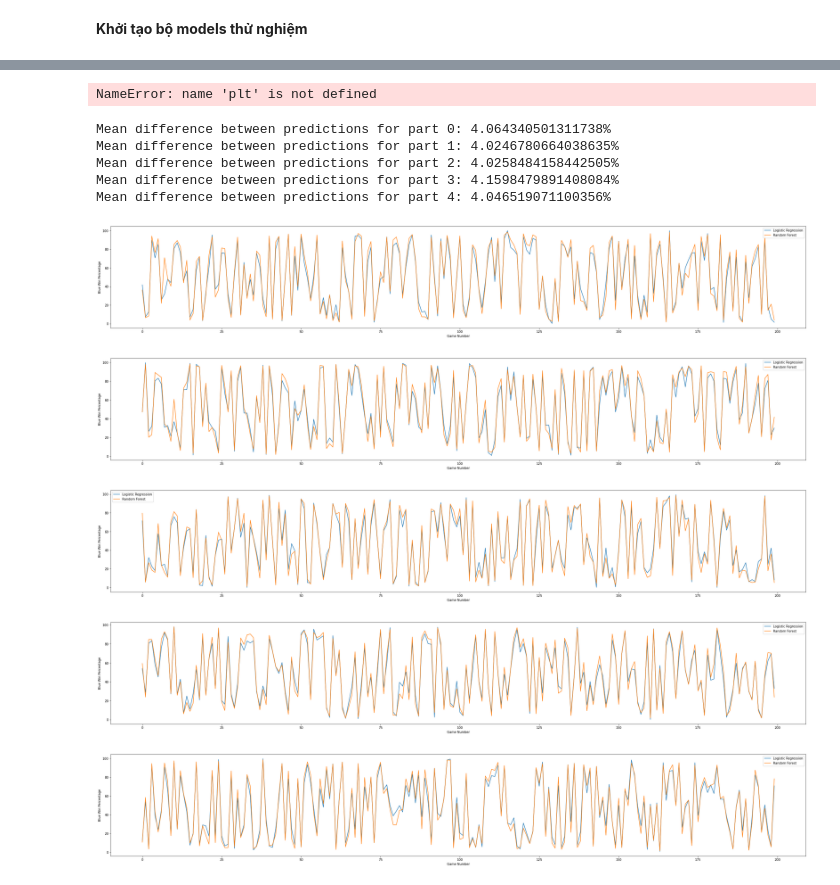
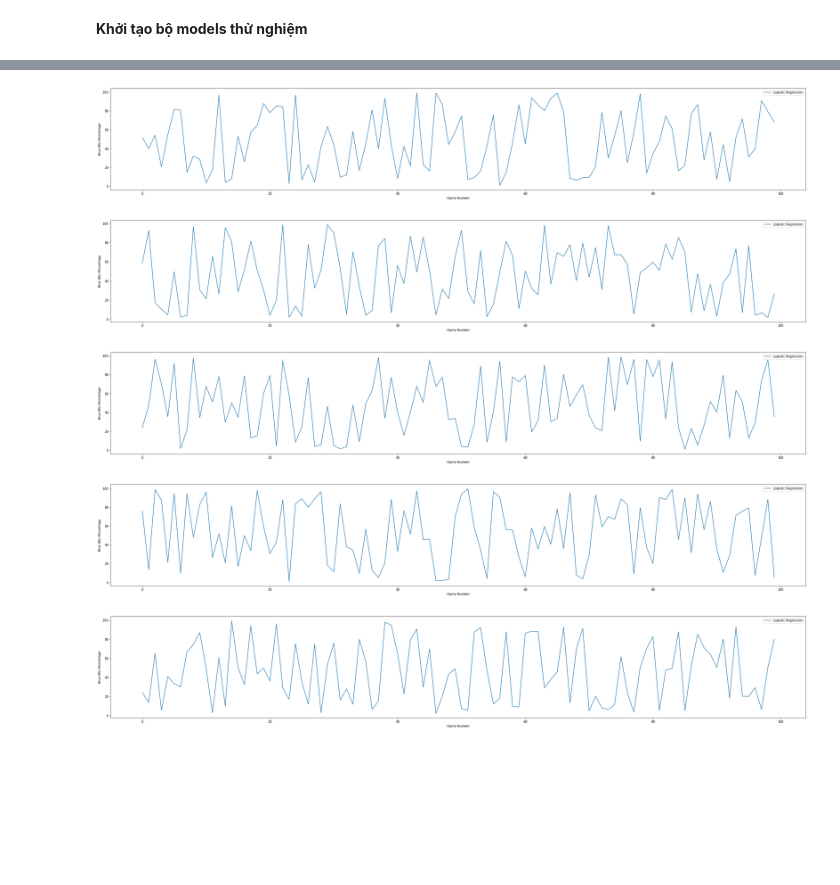
Before and after one commit to trucni2005/LeagueOfLegendsWinRatePredictorAt15, a Jupyter notebook: data_processing.ipynb, the cells around one changed output, grey strips where cells are left out. Drawn from its saved outputs; the diff is of its cells as text; code cells hidden in the pictures; blank space fills up the shorter version.

```diff
--- a/data_processing.ipynb
+++ b/data_processing.ipynb
@@ -225,29 +397,30 @@ Mean difference between predictions for part 4: 4.097502654780393%
 # %%
 for i in range(5):
     # Load the data from the four CSV files
-    data1 = pd.read_csv(f'1ksamples_Logistic Regression_part_{i}.csv')
-    data2 = pd.read_csv(f'1ksamples_LinearDiscriminantAnalysis_part_{i}.csv')
+    data1 = pd.read_csv(f'10ksamples_Logistic Regression_part_{i}.csv')
 
-    y1 = data1['blue_win_percentage'].head(200)
-    y2 = data2['blue_win_percentage'].head(200)
+    y1 = data1['blue_win_percentage'].head(100)
 
     # Create a list of x values from 0 to the length of y1
     x = list(range(len(y1)))
 
     plt.figure(figsize=(40, 6))
 
     # Plot the four lines on the same graph
     plt.plot(x, y1, label='Logistic Regression')
-    plt.plot(x, y2, label='Random Forest')
 
     # Add a legend to the graph
     plt.legend()
 
     # Add labels for the x and y axis
     plt.xlabel('Game Number')
     plt.ylabel('Blue Win Percentage')
 
     # Show the graph
     plt.show()
 # %% [output]
-NameError: name 'plt' is not defined
+[figure, added]
+[figure, added]
+[figure, added]
+[figure, added]
+[figure, added]
@@ -319,53 +426,0 @@ for i, model in enumerate(models):
-# %%
-for i in range(5):
-    # Load the data from the four CSV files
-    data1 = pd.read_csv(f'10ksamples_Logistic Regression_part_{i}.csv')
-    data2 = pd.read_csv(f'10ksamples_LinearDiscriminantAnalysis_part_{i}.csv')
-
-    # Calculate the difference between the two prediction columns
-    diff = abs(data1['blue_win_percentage'] - data2['blue_win_percentage'])
-
-    # Calculate the mean of the difference
-    mean_diff = diff.mean()
-
-    # Print the mean difference
-    print(f"Mean difference between predictions for part {i}: {mean_diff}%")
-# %% [output]
-Mean difference between predictions for part 0: 4.064340501311738%
-Mean difference between predictions for part 1: 4.0246780664038635%
-Mean difference between predictions for part 2: 4.0258484158442505%
-Mean difference between predictions for part 3: 4.1598479891408084%
-Mean difference between predictions for part 4: 4.046519071100356%
-# %%
-for i in range(5):
-    # Load the data from the four CSV files
-    data1 = pd.read_csv(f'10ksamples_Logistic Regression_part_{i}.csv')
-    data2 = pd.read_csv(f'10ksamples_LinearDiscriminantAnalysis_part_{i}.csv')
-
-    y1 = data1['blue_win_percentage'].head(200)
-    y2 = data2['blue_win_percentage'].head(200)
-
-    # Create a list of x values from 0 to the length of y1
-    x = list(range(len(y1)))
-
-    plt.figure(figsize=(40, 6))
-
-    # Plot the four lines on the same graph
-    plt.plot(x, y1, label='Logistic Regression')
-    plt.plot(x, y2, label='Random Forest')
-
-    # Add a legend to the graph
-    plt.legend()
-
-    # Add labels for the x and y axis
-    plt.xlabel('Game Number')
-    plt.ylabel('Blue Win Percentage')
-
-    # Show the graph
-    plt.show()
-# %% [output]
-[figure, removed]
-[figure, removed]
-[figure, removed]
-[figure, removed]
-[figure, removed]
```
Also changed, not shown: parts of 24 cells of this notebook, 21 other files.
